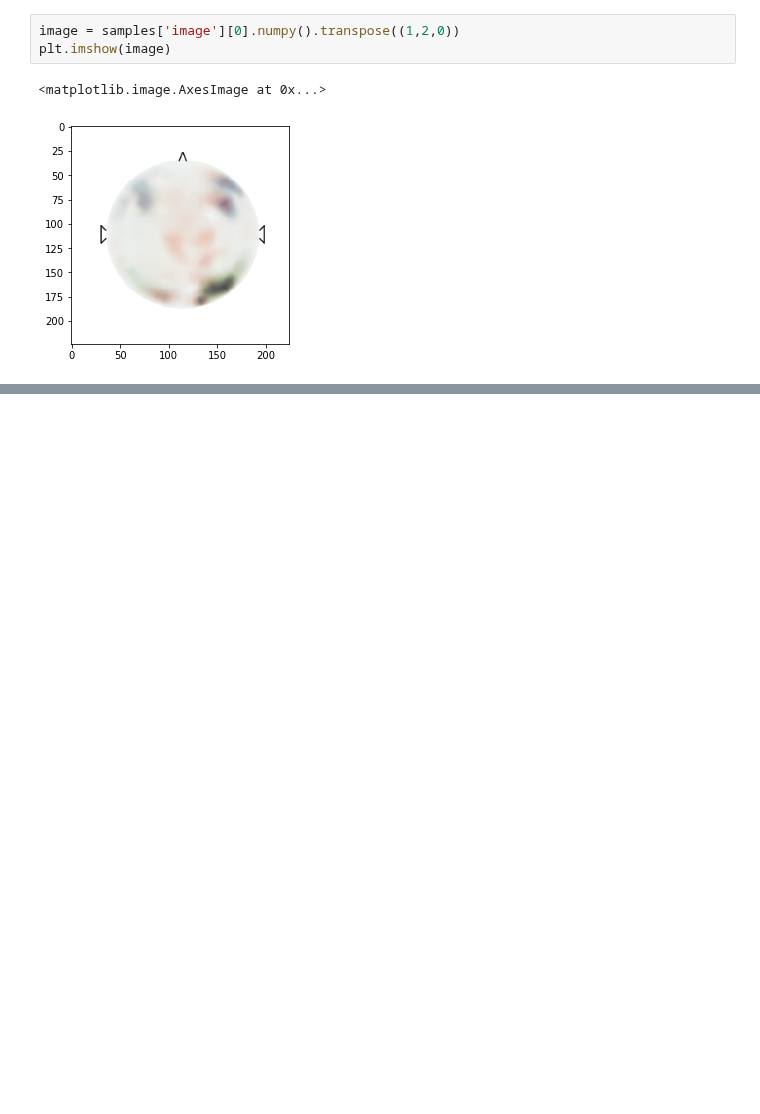
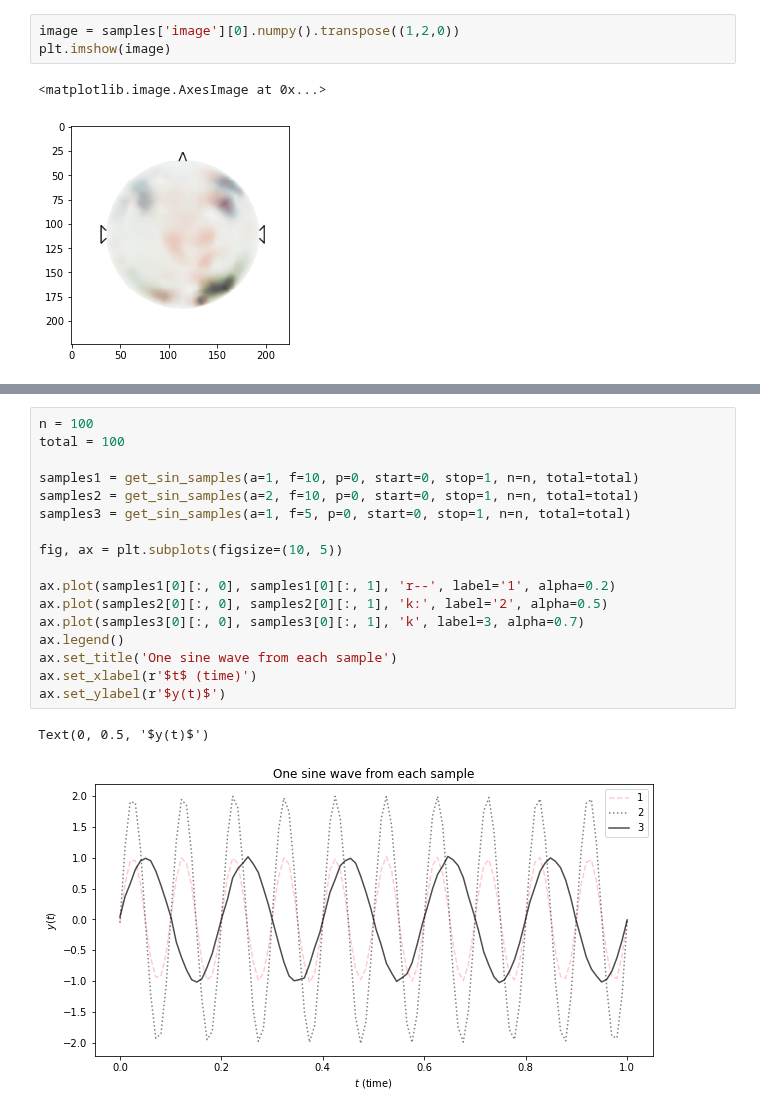
Before and after one commit to hundredball/Math24, a Jupyter notebook: test_each_function.ipynb, the cells around one changed output, grey strips where cells are left out. Cells and saved outputs as stored; diff of their text form; blank space fills up the shorter version.

```diff
--- a/test_each_function.ipynb
+++ b/test_each_function.ipynb
@@ -296,0 +460,20 @@ plt.imshow(image)
+# %%
+n = 100
+total = 100
+
+samples1 = get_sin_samples(a=1, f=10, p=0, start=0, stop=1, n=n, total=total)
+samples2 = get_sin_samples(a=2, f=10, p=0, start=0, stop=1, n=n, total=total)
+samples3 = get_sin_samples(a=1, f=5, p=0, start=0, stop=1, n=n, total=total)
+
+fig, ax = plt.subplots(figsize=(10, 5))
+
+ax.plot(samples1[0][:, 0], samples1[0][:, 1], 'r--', label='1', alpha=0.2)
+ax.plot(samples2[0][:, 0], samples2[0][:, 1], 'k:', label='2', alpha=0.5)
+ax.plot(samples3[0][:, 0], samples3[0][:, 1], 'k', label=3, alpha=0.7)
+ax.legend()
+ax.set_title('One sine wave from each sample')
+ax.set_xlabel(r'$t$ (time)')
+ax.set_ylabel(r'$y(t)$')
+# %% [output]
+Text(0, 0.5, '$y(t)$')
+[figure, added]
```
Also changed, not shown: parts of 12 cells of this notebook, 8 other files.
